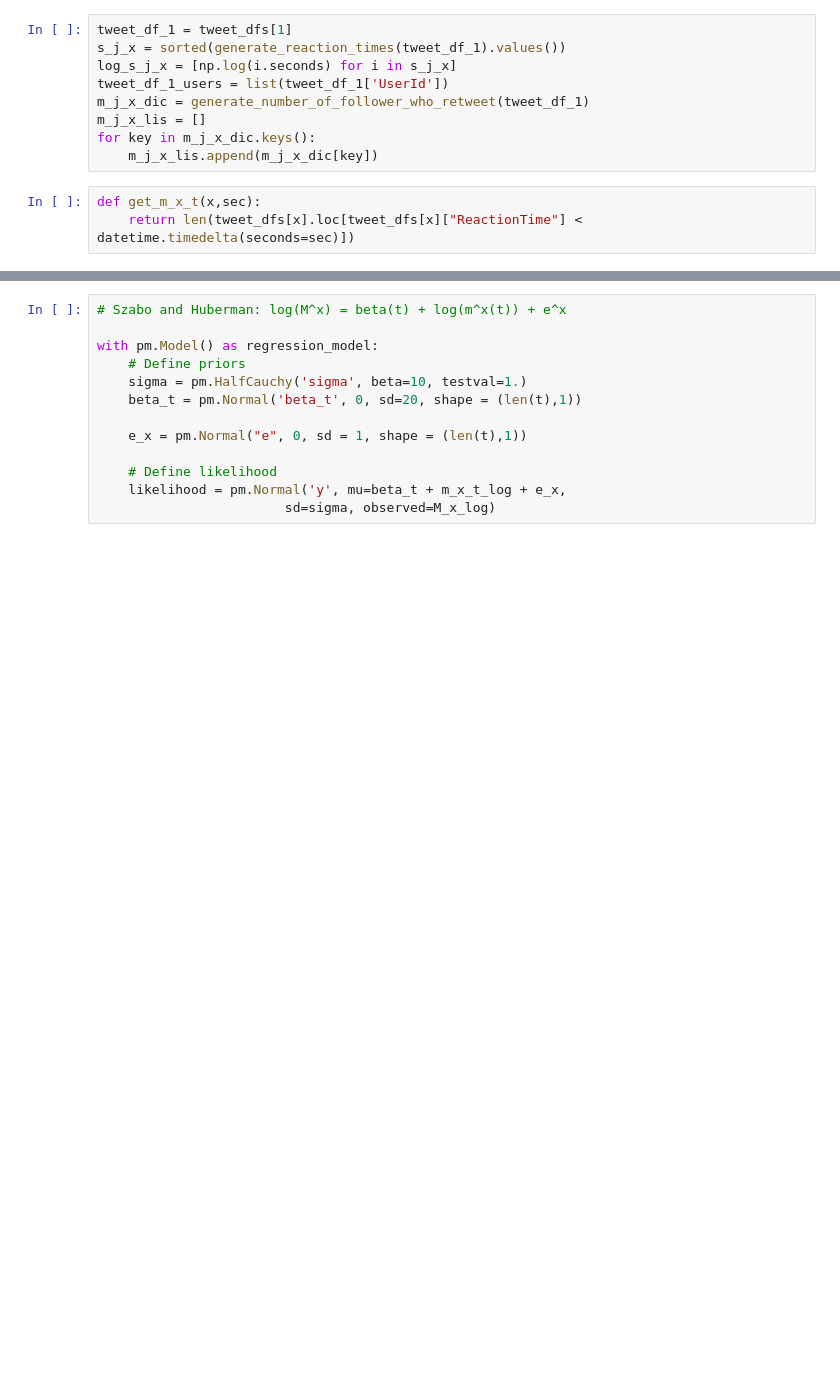
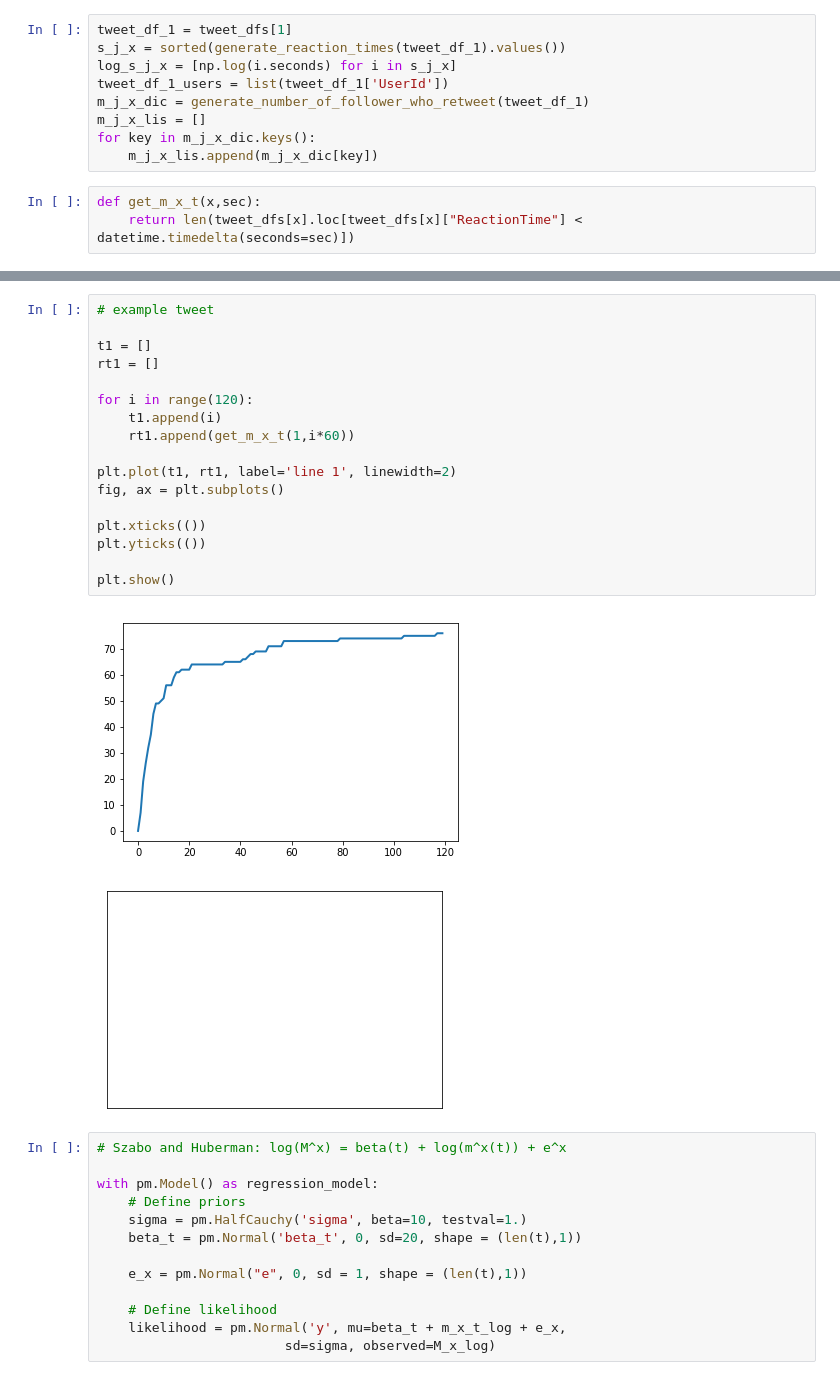
Before and after one commit to qandrew/6.882-fp, a Jupyter notebook: andrew/Regression_Model.ipynb, the cells around one changed output, grey strips where cells are left out. Saved outputs shown, nothing was run; the diff lists cells and outputs as text; blank space fills up the shorter version.

```diff
--- a/andrew/Regression_Model.ipynb
+++ b/andrew/Regression_Model.ipynb
@@ -175,3 +166,23 @@ M_x_log = np.log(np.array(M_x))
+# %%
+# example tweet
+
+t1 = []
+rt1 = []
+
+for i in range(120):
+    t1.append(i)
+    rt1.append(get_m_x_t(1,i*60))
+
+plt.plot(t1, rt1, label='line 1', linewidth=2)
+fig, ax = plt.subplots()
+
+plt.xticks(())
+plt.yticks(())
+
+plt.show()
+# %% [output]
+[figure, added]
+[figure, added]
 # %%
 # Szabo and Huberman: log(M^x) = beta(t) + log(m^x(t)) + e^x
 
```
Also changed, not shown: parts of 10 cells of this notebook, 1 other file.
